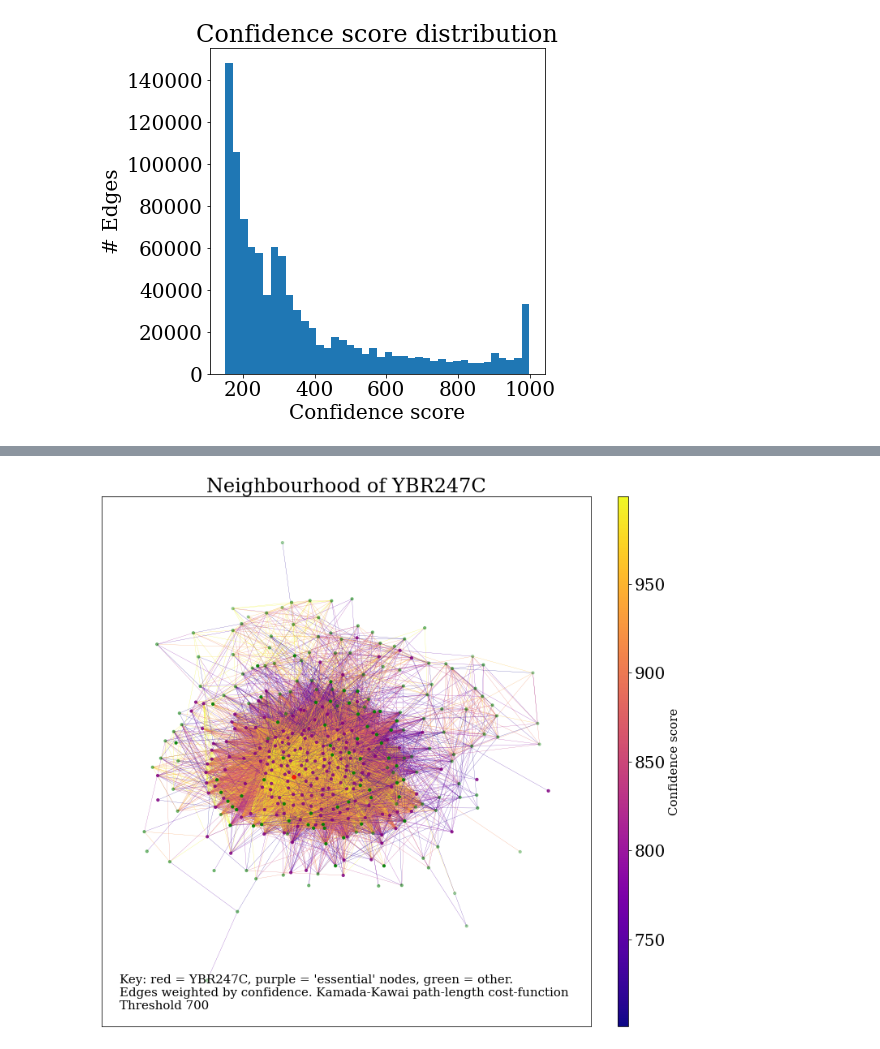
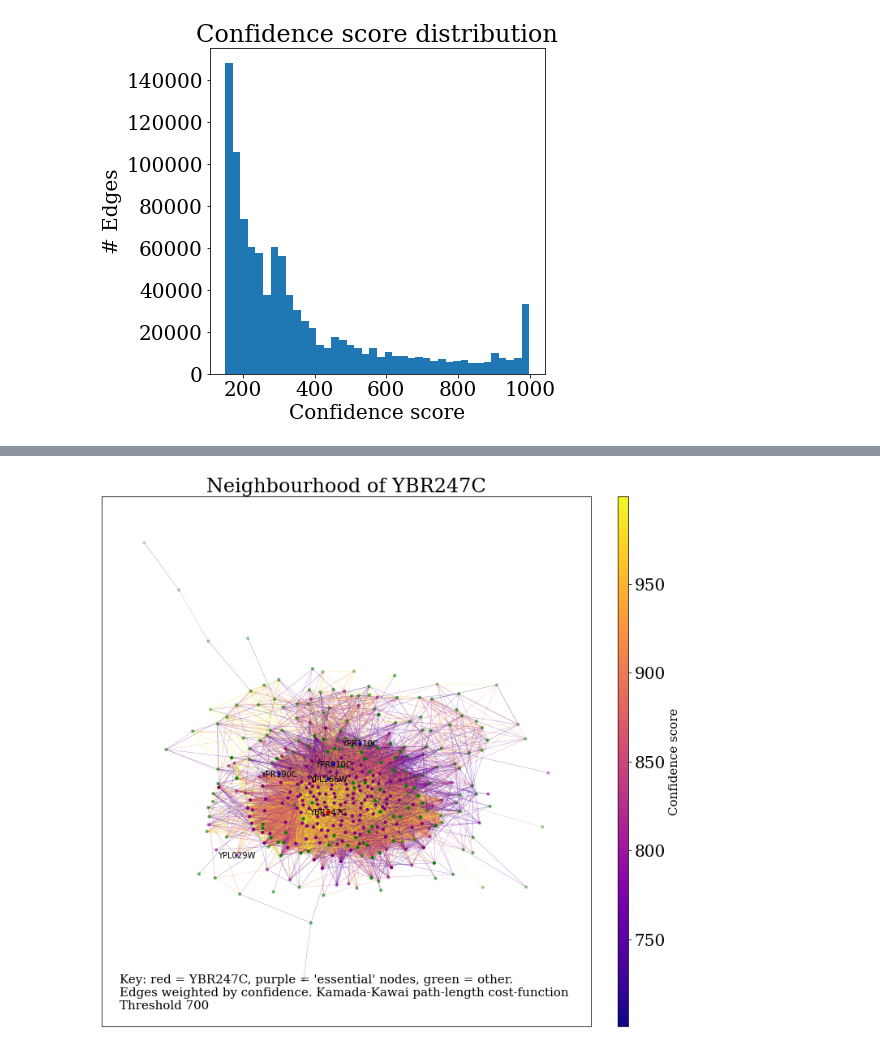
Before and after one commit to xdimos/Group-D-3888-Project, a Jupyter notebook: Protein Local Processing.ipynb, the cells around one changed output, grey strips where cells are left out. Saved outputs shown, nothing was run; the diff lists cells and outputs as text; code cells hidden in the pictures.

Commit message:
More local community analysis
...and a tweak to the labeling code in network_utilities

```diff
--- a/Protein Local Processing.ipynb
+++ b/Protein Local Processing.ipynb
@@ -111,23 +109,57 @@ YBR247C is in community c = 2
 # Take the network of just the community of the protein of interest
 protein_comm_network = nu.cutdown_network(G, protein_comm)
 
-print(protein_comm_network)
+
 
 # ------------------------------------------------------------------------------------------------------------ #
-# NODE COLORING!                                                                                               #
-# This is some looping to make the pretty colors for the nodes. I wish this could be modulised better... TODO! #
+# METRICS                                                                                                      #
+# We define a few metrics on which to base coloring/design                                                     #
 # ------------------------------------------------------------------------------------------------------------ #
 
+# Index of the protein of interest
 index_of_protein = list(protein_comm_network.nodes).index(this_protein);
-print('protein ', this_protein, 'is at index', index_of_protein);
-num_nodes = len(protein_comm_network.nodes);
+
+# Geodesic distance from the protein of interest:
+path_lens = [];
 this_node_list = list(protein_comm_network.nodes);
+for i in range(len(protein_comm_network.nodes)):
+    path_len = nx.shortest_path_length(protein_comm_network, source=this_node_list[i], target=this_protein);
+    path_lens.append(path_len);
+
+
+# the first few subgraph-central nodes:
+num_subgraph_central_nodes = 5;
+subgraph_centrality_dict = nx.subgraph_centrality(protein_comm_network)
+subgraph_central_nodes = sorted(subgraph_centrality_dict,key=lambda x: x[1], reverse=True)[:num_subgraph_central_nodes]
+
+# the first few high degree nodes:
+num_high_degree_nodes = 5;
+degree_dict = {x[0]:x[1] for x in nx.degree(protein_comm_network)}
+high_degree_nodes = sorted(degree_dict,key=lambda x: x[1], reverse=True)[:5]
+
+# Text out:
+print(" ")
+print("==============================================================================================")
+print("Local community of", this_protein)
+print("----------------------------------------------------------------------------------------------")
+print("The local community is a", protein_comm_network)
+print('Protein ', this_protein, 'is at index', index_of_protein);
+print("Geodesic distances from", this_protein, "range from ", min(path_lens), "to", max(path_lens))
+print("The highest", num_subgraph_central_nodes, "subgraph central nodes are", subgraph_central_nodes)
+print("The highest", num_high_degree_nodes, "degree nodes are", high_degree_nodes)
+print("==============================================================================================")
+
+# ------------------------------------------------------------------------------------------------------------ #
+# DESIGN CONSTRUCTORS                                                                                          #
+# We use the nu.value_lambda_result(...) function do create ordered lists of the coloring/design of nodes      #
+# REMEMBER that only the result of the _first_ test to pass is displayed!                                      #
+# ------------------------------------------------------------------------------------------------------------ #
 
 my_colors = nu.value_lambda_result(
     list(protein_comm_network.nodes), # values
-    [lambda p: p == this_protein, lambda p: p in ess_list], # tests
-    ['r','purple'], # results
-    default = 'g');
+    [lambda p: p == this_protein, lambda p: p in subgraph_central_nodes, lambda p: p in ess_list], # tests
+    ['red','blue','purple'], # results
+    default = 'green');
 
 my_sizes = nu.value_lambda_result(
     list(protein_comm_network.nodes), # values
@@ -137,30 +169,22 @@ my_sizes = nu.value_lambda_result(
 
 my_alpha = nu.value_lambda_result(
     list(protein_comm_network.nodes), # values
-    [lambda p: p is not this_protein], # test
-    [lambda p: 1/(nx.shortest_path_length(protein_comm_network, source=p, target=this_protein)+0.1)], # results
+    [lambda p: p != this_protein], # test
+    [lambda p: 1/(nx.shortest_path_length(protein_comm_network, source=p, target=this_protein))], # results
     default = 1);
 # for some reason this is dividing by zero without the +0.1... shouldn't the lambda fix that?
 
+my_labels = nu.value_lambda_result(
+    list(protein_comm_network.nodes), # values
+    [lambda p: p == this_protein or p in subgraph_central_nodes], # test
+    [lambda p: p], # results
+    default = "");
 
-for protein in ess_list:
-    if (protein in this_node_list):
-        j = this_node_list.index(protein);
-        #print("Found essential protein", protein, "at index", j)
-        #my_colors[j] = 'purple';
-        #my_sizes[j] = 10;
-        my_alpha[j] = 0.8;
 
-path_lens = [];
-for i in range(num_nodes):
-    path_len = nx.shortest_path_length(protein_comm_network, source=this_node_list[i], target=this_protein);
-    path_lens.append(path_len);
-
-print("Distances range from ", min(path_lens), "to", max(path_lens))
 
 # Draw the network
 nu.my_draw(protein_comm_network, kkl=True, node_color=my_colors, node_size=my_sizes, alpha=my_alpha,
         key_text="Key: red = "+this_protein+", purple = 'essential' nodes, green = other. "+
         "\nEdges weighted by confidence. Kamada-Kawai path-length cost-function \nThreshold "+str(threshold_score),
-        title_text="Neighbourhood of "+this_protein, with_labels=False);
+        title_text="Neighbourhood of "+this_protein, with_labels=True, labels=my_labels);
 # %% [output]
@@ -170,2 +200,2 @@ Distances range from  0 to 3
-[figure, old version]
+[figure, new version]
 # %%
```
Also changed, not shown: parts of 3 cells of this notebook, 2 other files.
